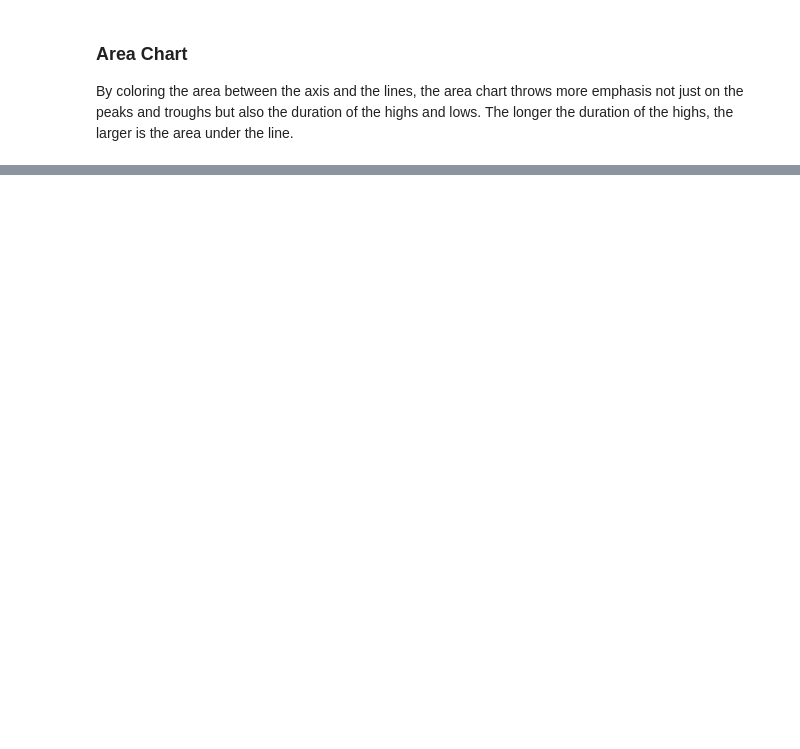
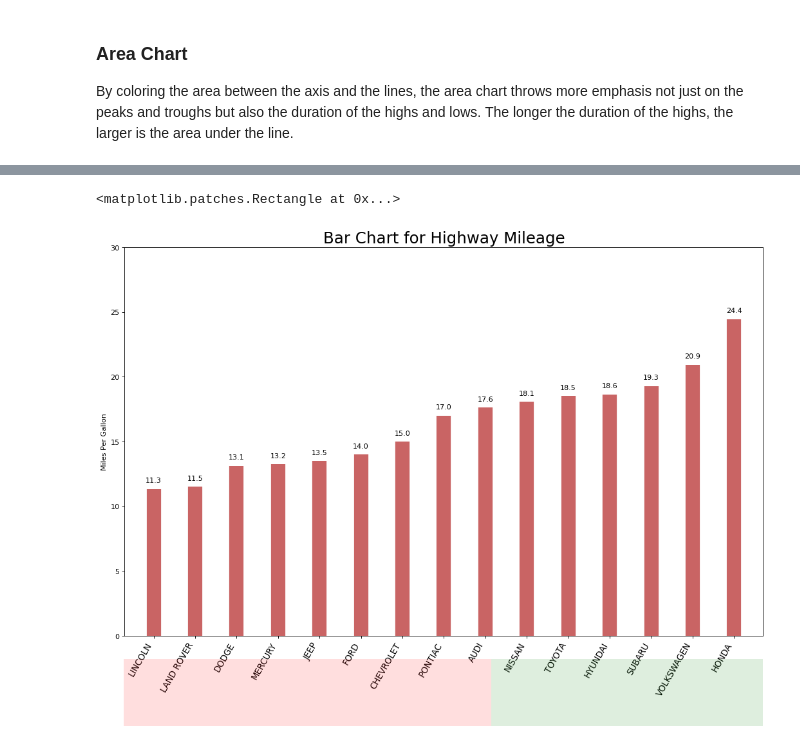
Before and after one commit to gitony0101/X4DS, a Jupyter notebook: evan/snsmpl.ipynb, the cells around one changed output, grey strips where cells are left out. Cells and saved outputs as stored; diff of their text form; code cells hidden in the pictures; blank space fills up the shorter version.

```diff
--- a/evan/snsmpl.ipynb
+++ b/evan/snsmpl.ipynb
@@ -691,0 +602,38 @@ plt.grid(alpha=0.5)
+# %%
+# Prepare Data
+df_raw = pd.read_csv('../data/mpg.csv')
+# df_raw.head()
+df = df_raw[['cty','manufacturer']].groupby('manufacturer').apply(lambda x:x.mean())
+df.sort_values('cty',inplace=True)
+df.reset_index(inplace=True)
+# df.head()
+
+# Draw Plot
+import matplotlib.patches as patches
+
+_, ax = plt.subplots(figsize=(16,10),facecolor='white',dpi=80)
+ax.vlines(x=df.index,ymin=0,ymax=df.cty,color='firebrick',
+         alpha=0.7,linewidth=20)
+
+# Annotate Text
+for i,cty in enumerate(df.cty):
+    ax.text(i,cty+0.5,round(cty,1),horizontalalignment='center')
+
+# Title,Label,Ticks,and Ylim
+ax.set_title('Bar Chart for Highway Mileage',fontdict={'size':22})
+ax.set(ylabel='Miles Per Gallon',ylim=(0,30))
+plt.xticks(df.index,df.manufacturer.str.upper(),rotation=60,
+          horizontalalignment='right',fontsize=12)
+
+# Add Patches to color the X axis labels
+p1 =patches.Rectangle((0.57,-0.05),
+                      width=0.33,height=0.13,alpha=0.13,
+                     facecolor='green',transform=_.transFigure)
+p2 =patches.Rectangle((0.124,-0.05),
+                      width=0.446,height=0.13,alpha=0.13,
+                     facecolor='red',transform=_.transFigure)
+_.add_artist(p1)
+_.add_artist(p2)
+# %% [output]
+<matplotlib.patches.Rectangle at 0x...>
+[figure, added]
```
Also changed, not shown: parts of 33 cells of this notebook.
